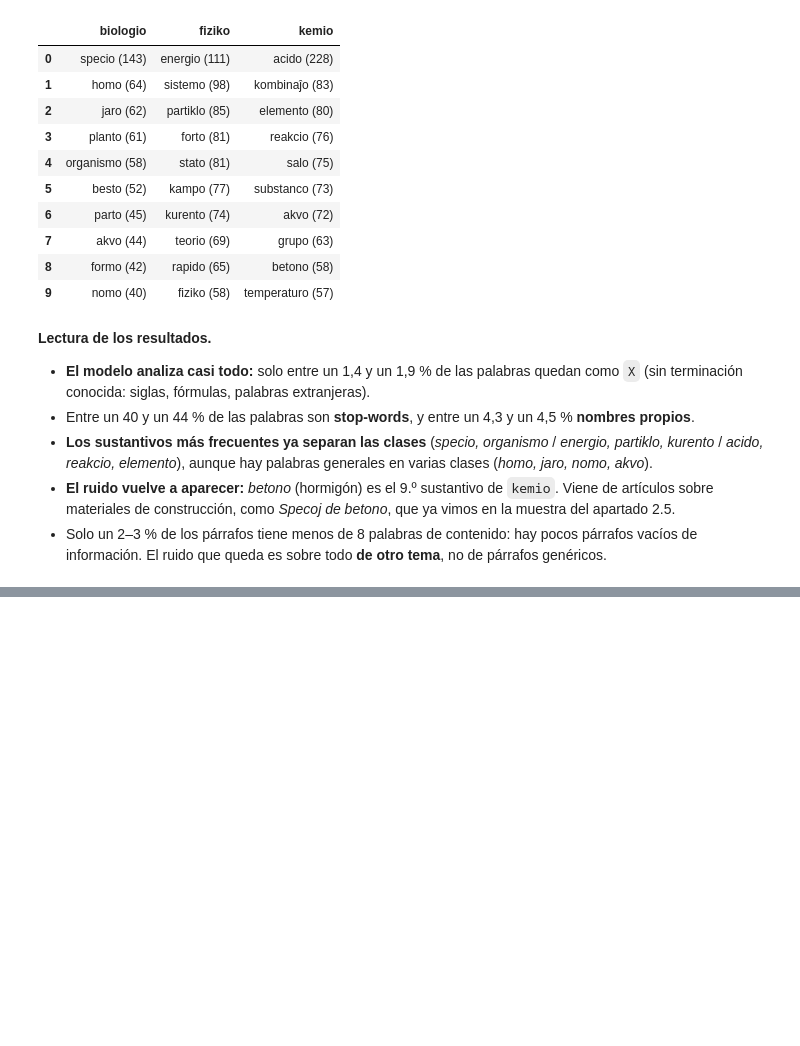
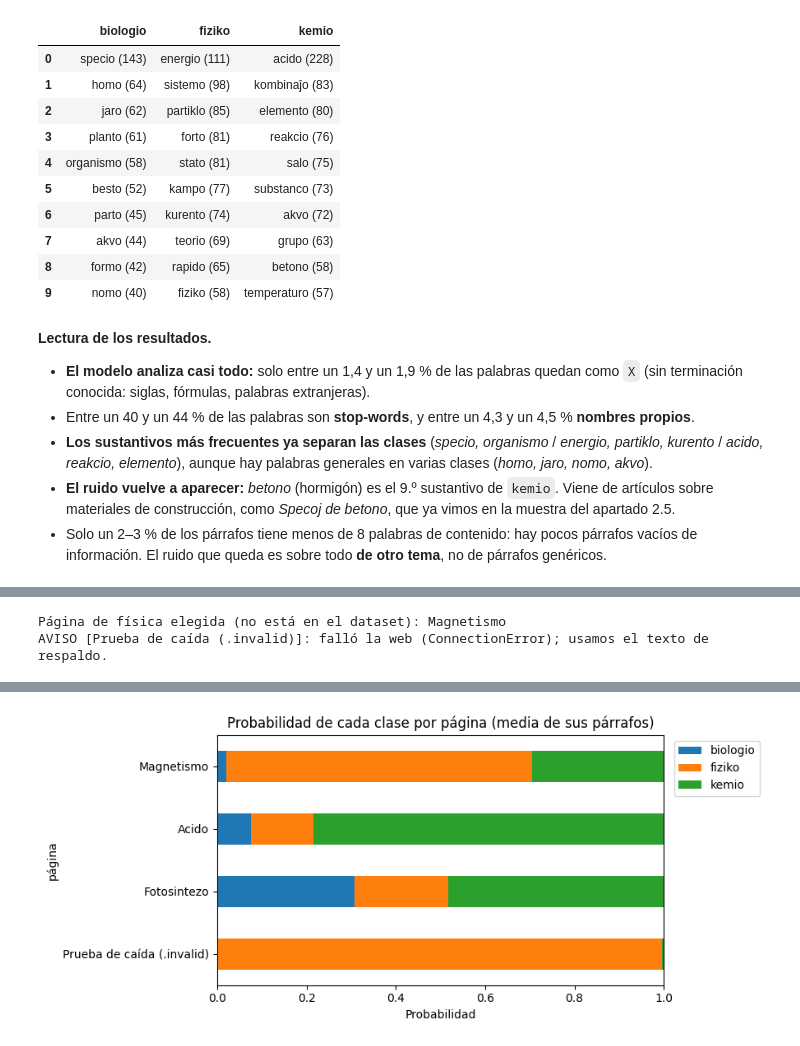
Before and after one commit to mers2727/mineria-textos-esperanto, a Jupyter notebook: Practica_Esperanto.ipynb, the cells around one changed output, grey strips where cells are left out. Saved outputs shown, nothing was run; the diff lists cells and outputs as text; code cells hidden in the pictures; blank space fills up the shorter version.

Commit message:
Fase 3: clasificación y páginas web

```diff
--- a/Practica_Esperanto.ipynb
+++ b/Practica_Esperanto.ipynb
@@ -948,0 +1305,68 @@ Sustantivos más frecuentes por clase:
+# %%
+# ===== 5. Páginas de prueba (con extracto de respaldo, Vikipedio CC BY-SA 4.0) =====
+articulos_dataset = set(df_final["article"])
+
+# Física: la primera de estas páginas que NO esté en nuestro dataset (para que no haya fuga)
+CANDIDATAS_FIZIKO = ["Gravito", "Magnetismo", "Lumo", "Optiko", "Sono", "Elektromagnetismo"]
+pagina_fiziko = next(t for t in CANDIDATAS_FIZIKO if t not in articulos_dataset)
+print("Página de física elegida (no está en el dataset):", pagina_fiziko)
+
+TEXTO_TERMODINAMIKO = [   # extracto real de Vikipedio, solo para probar el plan B
+    "Varmodinamiko aŭ termodinamiko estas la parto de fiziko aŭ fizika ĥemio pri makroskopa priskribo de sistemoj "
+    "kun multegaj nombroj da mikroskopaj gradoj de libereco per makroskopaj propraĵoj de tiaj sistemoj kiel "
+    "temperaturo, volumeno, premo, ktp.",
+    "La termodinamiko priskribas multajn gravajn procezojn sur makroskala nivelo, pere de la ecoj premo, volumeno, "
+    "temperaturo, entropio, ktp. La termodinamiko ne okupiĝas pri la mikroskopaj strukturoj de la materio."]
+
+PAGINAS = [
+    {"titulo": pagina_fiziko, "clase": "fiziko", "url": f"https://eo.wikipedia.org/wiki/{pagina_fiziko}",
+     "respaldo": []},
+    {"titulo": "Acido", "clase": "kemio", "url": "https://eo.wikipedia.org/wiki/Acido",
+     "respaldo": ["Acido difiniĝas tradicie kiel kemia kombinaĵo, kiu, kiam solvita en akvo, generas solvaĵon kun "
+                  "hidrogena jono, kaj tiele kontribuas al acideco pli granda ol tiu de pura akvo, t.e. pH malpli ol 7,0.",
+                  "Vulgaraj ekzemploj estas acetata acido (el la vinagro), formika acido (el la formikoj) aŭ sulfura "
+                  "acido (uzata en veturilaj baterioj). En la sistemoj acido/bazo, ne estas ŝanĝoj en oksidiĝa nombro, "
+                  "kontraŭe al la redoksaj sistemoj."]},
+    {"titulo": "Fotosintezo", "clase": "biologio", "url": "https://eo.wikipedia.org/wiki/Fotosintezo",
+     "respaldo": ["Fotosintezo estas bioĥemia procezo en plantoj, algoj kaj kelkaj bakterioj, ĉe kiu la lumenergio "
+                  "estas transformita al ĥemia energio.",
+                  "La organoj de la fotosintezo estas la verdaj kloroplastoj. En verdaj plantoj kaj algoj, la pigment "
+                  "molekuloj, kiuj komence akceptas la lumenergion, estas klorofiloj kun helpantaj pigmentoj kiel "
+                  "karotinoidoj, fikobilinoj."]},
+    # Prueba del plan B: un dominio .invalid no existe nunca, así que siempre se usa el respaldo
+    {"titulo": "Prueba de caída (.invalid)", "clase": "fiziko", "url": "https://ekzemplo.invalid/Termodinamiko",
+     "respaldo": TEXTO_TERMODINAMIKO},
+]
+
+textos_dataset = set(df_final["text"])
+filas = []
+for pagina in PAGINAS:
+    try:
+        parrafos, origen = parrafos_de_web(pagina["url"]), "web"
+    except (requests.RequestException, WebNoUtilizable) as error:
+        print(f"AVISO [{pagina['titulo']}]: falló la web ({type(error).__name__}); usamos el texto de respaldo.")
+        parrafos, origen = pagina["respaldo"], "respaldo"
+    nuevos = [p for p in parrafos if p not in textos_dataset]      # sin fuga: fuera lo que ya está en el dataset
+    if not nuevos:                                                 # sin web y sin respaldo: se salta la página
+        print(f"AVISO [{pagina['titulo']}]: sin texto disponible, se omite.")
+        continue
+    proba, n_utiles = probabilidades(nuevos)
+    filas.append({"página": pagina["titulo"], "origen": origen,
+                  "artículo en el dataset": pagina["titulo"] in articulos_dataset,
+                  "párrafos usados": n_utiles, "esperada": pagina["clase"],
+                  "predicha": clases[int(np.argmax(proba))], **{f"P({c})": p for c, p in zip(clases, proba)}})
+
+resultados_web = pd.DataFrame(filas)
+display(resultados_web.round(3))
+
+ax = resultados_web.set_index("página")[[f"P({c})" for c in clases]].plot(kind="barh", stacked=True, figsize=(9, 4))
+ax.invert_yaxis()
+ax.set_xlim(0, 1)
+ax.set_xlabel("Probabilidad")
+ax.set_title("Probabilidad de cada clase por página (media de sus párrafos)")
+ax.legend(clases, loc="upper left", bbox_to_anchor=(1.01, 1))
+plt.tight_layout()
+plt.show()
+# %% [output]
+Página de física elegida (no está en el dataset): Magnetismo
+AVISO [Prueba de caída (.invalid)]: falló la web (ConnectionError); usamos el texto de respaldo.
@@ -948,0 +1378 @@ Sustantivos más frecuentes por clase:
+[figure, added]
```
Also changed, not shown: parts of 20 cells of this notebook.
